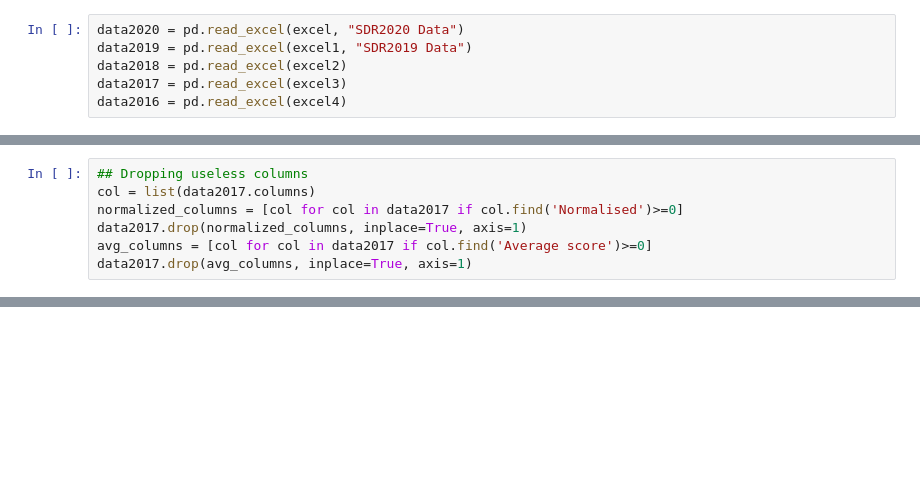
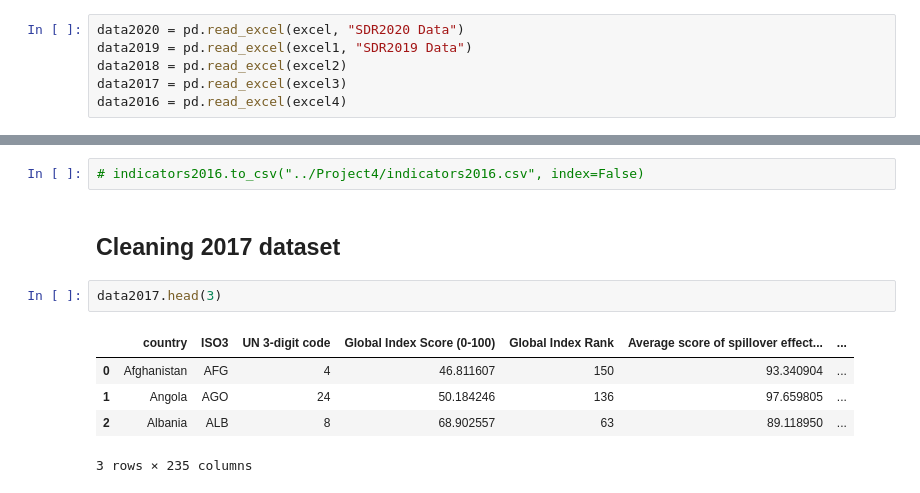
Before and after one commit to annafonte/forecasting-sdgs, a Jupyter notebook: Notebooks/1 - Data cleaning.ipynb, the cells around one changed output, grey strips where cells are left out. Cells and saved outputs as stored; diff of their text form; blank space fills up the shorter version.

```diff
--- a/Notebooks/SDG Data cleaning.ipynb
+++ b/Notebooks/1 - Data cleaning.ipynb
@@ -112,7 +21,0 @@ for i in range(len(data2017.columns)):
-# %%
-## Dropping useless columns
-col = list(data2017.columns)
-normalized_columns = [col for col in data2017 if col.find('Normalised')>=0]
-data2017.drop(normalized_columns, inplace=True, axis=1)
-avg_columns = [col for col in data2017 if col.find('Average score')>=0]
-data2017.drop(avg_columns, inplace=True, axis=1)
@@ -782,0 +56,12 @@ data.isnull().sum()
+# %%
+# indicators2016.to_csv("../Project4/indicators2016.csv", index=False)
+# %% [markdown]
+## Cleaning 2017 dataset
+# %%
+data2017.head(3)
+# %% [output]
+|  | country | ISO3 | UN 3-digit code | Global Index Score (0-100) | Global Index Rank | Average score of spillover effect... | ... |
+| 0 | Afghanistan | AFG | 4 | 46.811607 | 150 | 93.340904 | ... |
+| 1 | Angola | AGO | 24 | 50.184246 | 136 | 97.659805 | ... |
+| 2 | Albania | ALB | 8 | 68.902557 | 63 | 89.118950 | ... |
+3 rows × 235 columns
```
Also changed, not shown: parts of 95 cells of this notebook, 15 other files.
